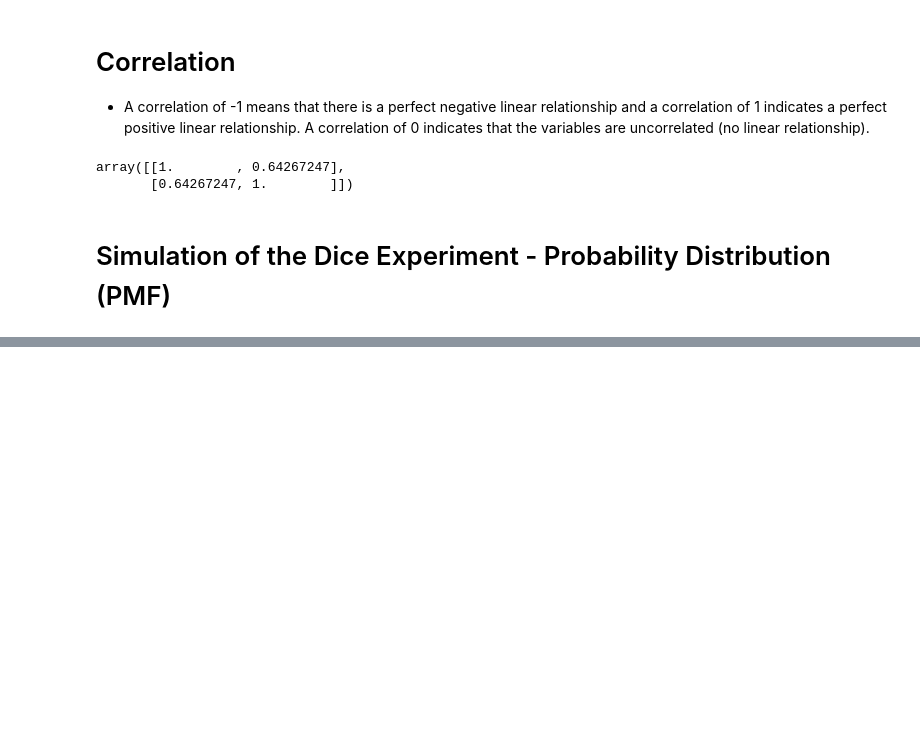
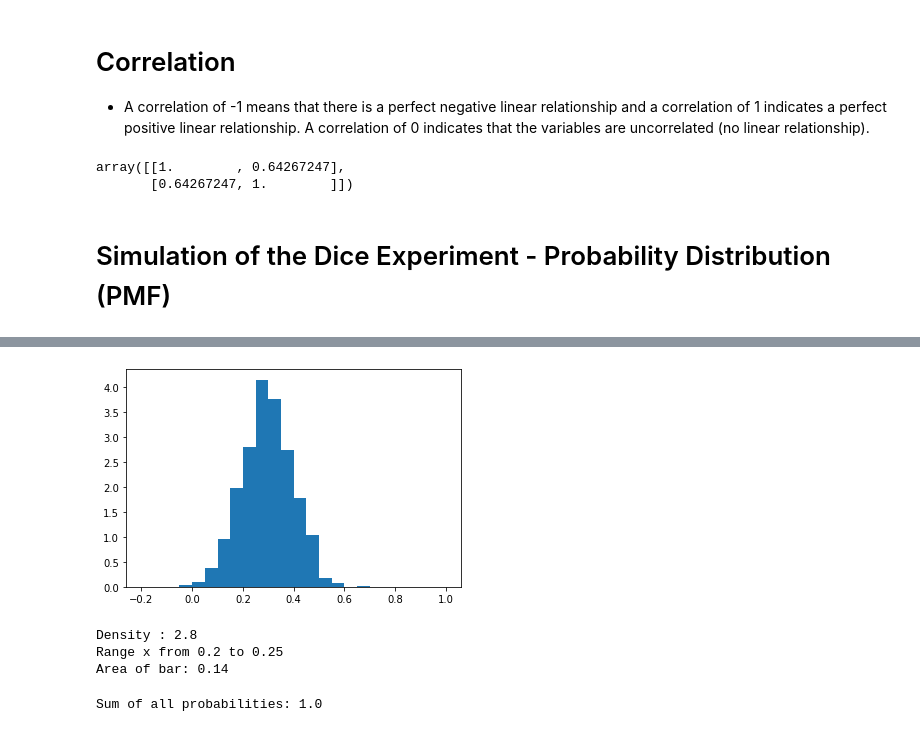
Before and after one commit to sumitkmr93/EssentialMath, a Jupyter notebook: covariance_correlation.ipynb, the cells around one changed output, grey strips where cells are left out. Cells and saved outputs as stored; diff of their text form; code cells hidden in the pictures; blank space fills up the shorter version.

```diff
--- a/covariance_correlation.ipynb
+++ b/covariance_correlation.ipynb
@@ -110,0 +126,33 @@ plt.stem(val, counts/len(throws), basefmt='C2-', use_line_collection=True)
+# %%
+# use the parameter density to make the y-axis correspond to the probability density
+# instead of the count of values in each bin
+
+hist = plt.hist(data, bins=24, range=(-0.2, 1), density=True)
+# %% [output]
+[figure, added]
+# %%
+# To calculate the probability to draw a value in a certain range from the density,
+# you need to use the area under the curve. In the case of histograms, this is the
+# area of the bars.
+# Example with the bar ranging from 0.2 to 0.25
+
+print(f'Density : {hist[0][8].round(4)}')
+print(f'Range x from {hist[1][8].round(4)} to {hist[1][9].round(4)}')
+
+# As each bar corresponds to a range of 0.05 (1-(-0.2) / 24), and in the example above
+# height of the bar is 2.8, Hence the Area of the bar is:
+
+print(f'Area of bar: {round(2.8*0.05, 2)}')
+
+# This means that the probability of getting a value between 0.2 and 0.25 is around 0.14, or 14%.
+# %% [output]
+Density : 2.8
+Range x from 0.2 to 0.25
+Area of bar: 0.14
+# %%
+# As we know the sum of the probabilities must be equal to one, so the sum of the
+# bar’s areas should be equal to one.
+
+print(f'Sum of all probabilities: {(hist[0] * 0.05).sum().round(4)}')
+# %% [output]
+Sum of all probabilities: 1.0
```
Also changed, not shown: parts of 8 cells of this notebook.
